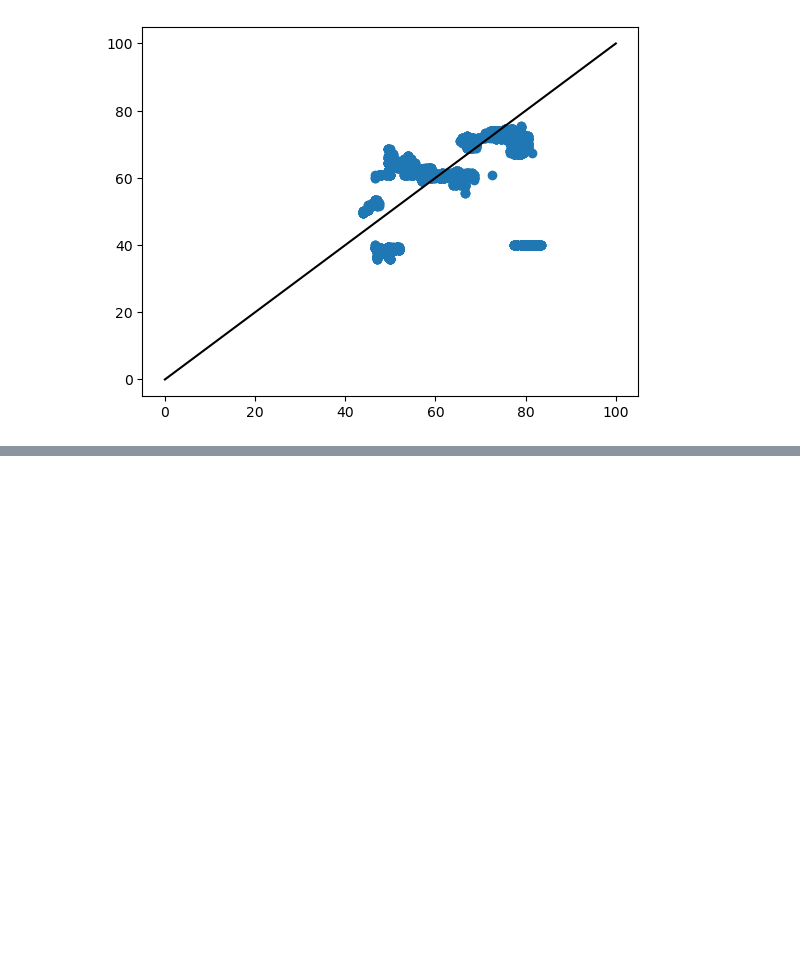
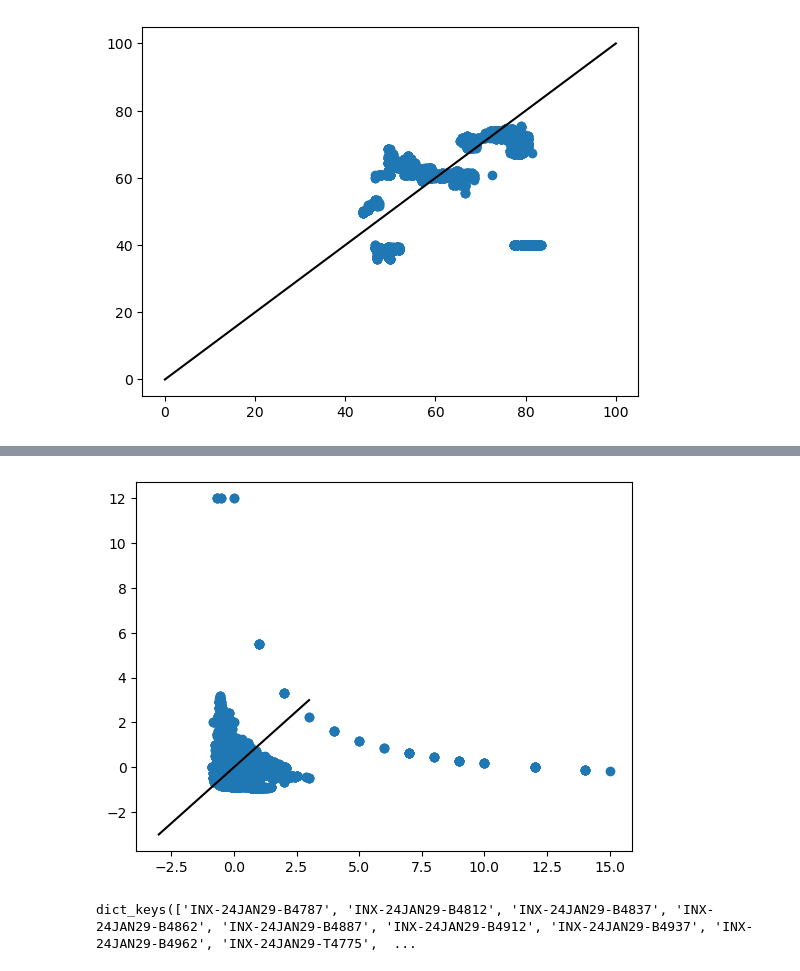
Before and after one commit to ijamil1/kalshi_mm, a Jupyter notebook: explore_momentum.ipynb, the cells around one changed output, grey strips where cells are left out. Drawn from its saved outputs; the diff is of its cells as text; code cells hidden in the pictures; blank space fills up the shorter version.

```diff
--- a/explore_momentum.ipynb
+++ b/explore_momentum.ipynb
@@ -303,0 +375,30 @@ plot_upwards_mom_signal(up_x, up_y)
+# %%
+def get_returns(ticker=None):
+    past_rets = []
+    future_rets = []
+
+    for t, df in ticker_df_dict.items():
+        if ticker is None:
+            past_rets += df['past_return'].tolist()
+            future_rets += df['future_return'].tolist()
+        elif ticker == t:
+            past_rets += df['past_return'].tolist()
+            future_rets += df['future_return'].tolist()
+            break
+    return past_rets, future_rets
+# %%
+def plot_past_and_fut_returns(ticker, past, fut):
+    plt.figure()
+    plt.scatter(past, fut)
+    plt.plot(np.linspace(-1, 1, 10000), np.linspace(-1, 1, 10000), color='black')
+    plt.title(ticker)
+    plt.show()
+# %%
+x, y = get_returns()
+plot_past_and_fut_returns(x, y)
+# %% [output]
+[figure, added]
+# %%
+ticker_df_dict.keys()
+# %% [output]
+dict_keys(['INX-24JAN29-B4787', 'INX-24JAN29-B4812', 'INX-24JAN29-B4837', 'INX-24JAN29-B4862', 'INX-24JAN29-B4887', 'INX-24JAN29-B4912', 'INX-24JAN29-B4937', 'INX-24JAN29-B4962', 'INX-24JAN29-T4775',  ...
```
Also changed, not shown: parts of 11 cells of this notebook.
